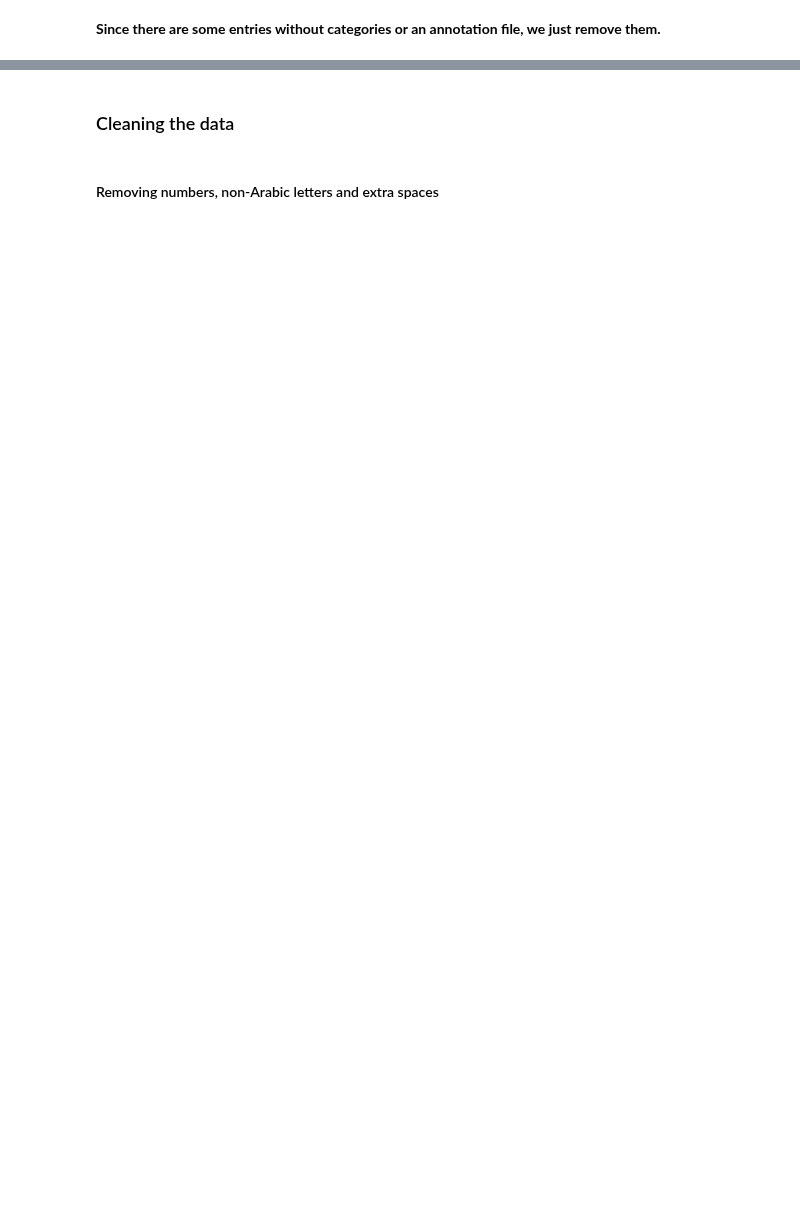
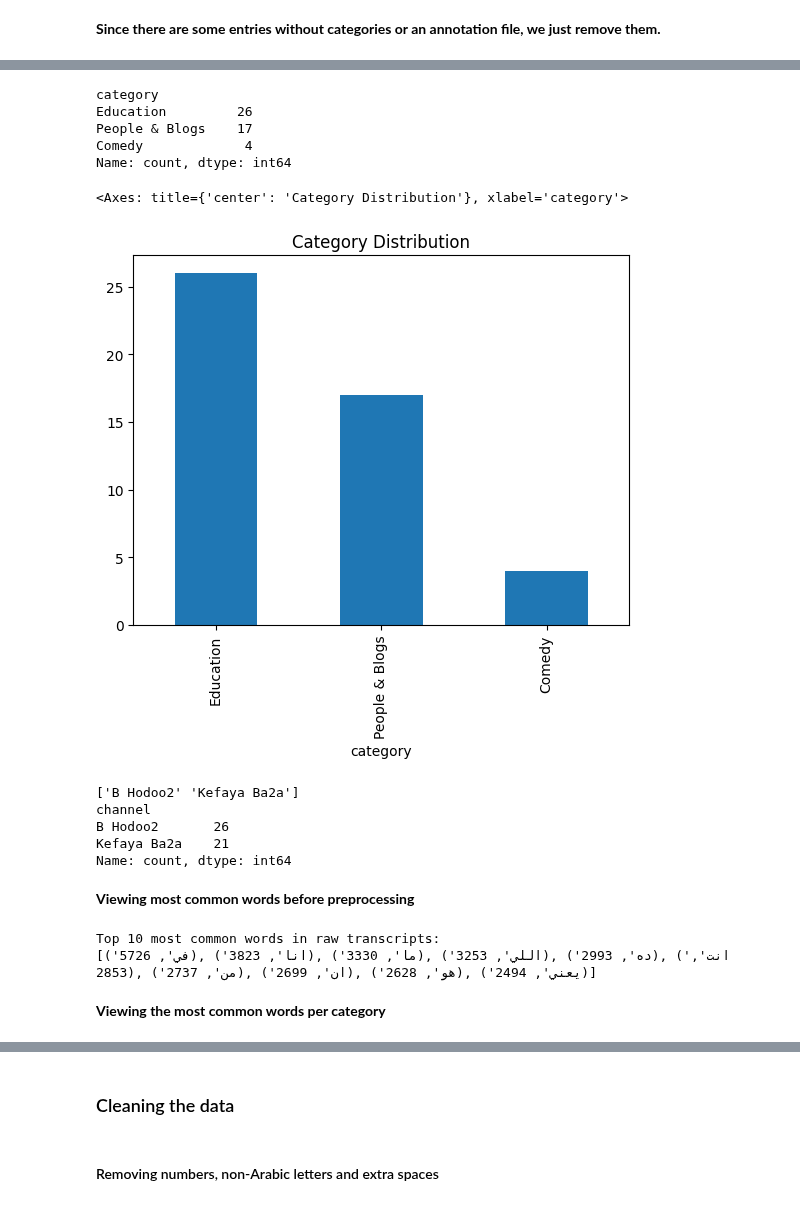
Before and after one commit to ahmedlabib02/Nlp-project, a Jupyter notebook: Nlp_project.ipynb, the cells around one changed output, grey strips where cells are left out. Cells and saved outputs as stored; diff of their text form; code cells hidden in the pictures; blank space fills up the shorter version.

```diff
--- a/Nlp_project.ipynb
+++ b/Nlp_project.ipynb
@@ -125,0 +209,33 @@ print(df.shape)
+# %%
+print(df['category'].value_counts())
+df['category'].value_counts().plot(kind='bar', title='Category Distribution')
+# %% [output]
+category
+Education         26
+People & Blogs    17
+Comedy             4
+Name: count, dtype: int64
+<Axes: title={'center': 'Category Distribution'}, xlabel='category'>
+[figure, added]
+# %%
+print(df['channel'].unique())
+print(df['channel'].value_counts())
+# %% [output]
+['B Hodoo2' 'Kefaya Ba2a']
+channel
+B Hodoo2       26
+Kefaya Ba2a    21
+Name: count, dtype: int64
+# %% [markdown]
+**Viewing most common words before preprocessing**
+# %%
+all_text = " ".join(df['transcript'])
+words = all_text.split()
+word_freq = Counter(words)
+print("Top 10 most common words in raw transcripts:")
+print(word_freq.most_common(10))
+# %% [output]
+Top 10 most common words in raw transcripts:
+[('في', 5726), ('انا', 3823), ('ما', 3330), ('اللي', 3253), ('ده', 2993), ('انت', 2853), ('من', 2737), ('ان', 2699), ('هو', 2628), ('يعني', 2494)]
+# %% [markdown]
+**Viewing the most common words per category**
```
Also changed, not shown: parts of 45 cells of this notebook.
